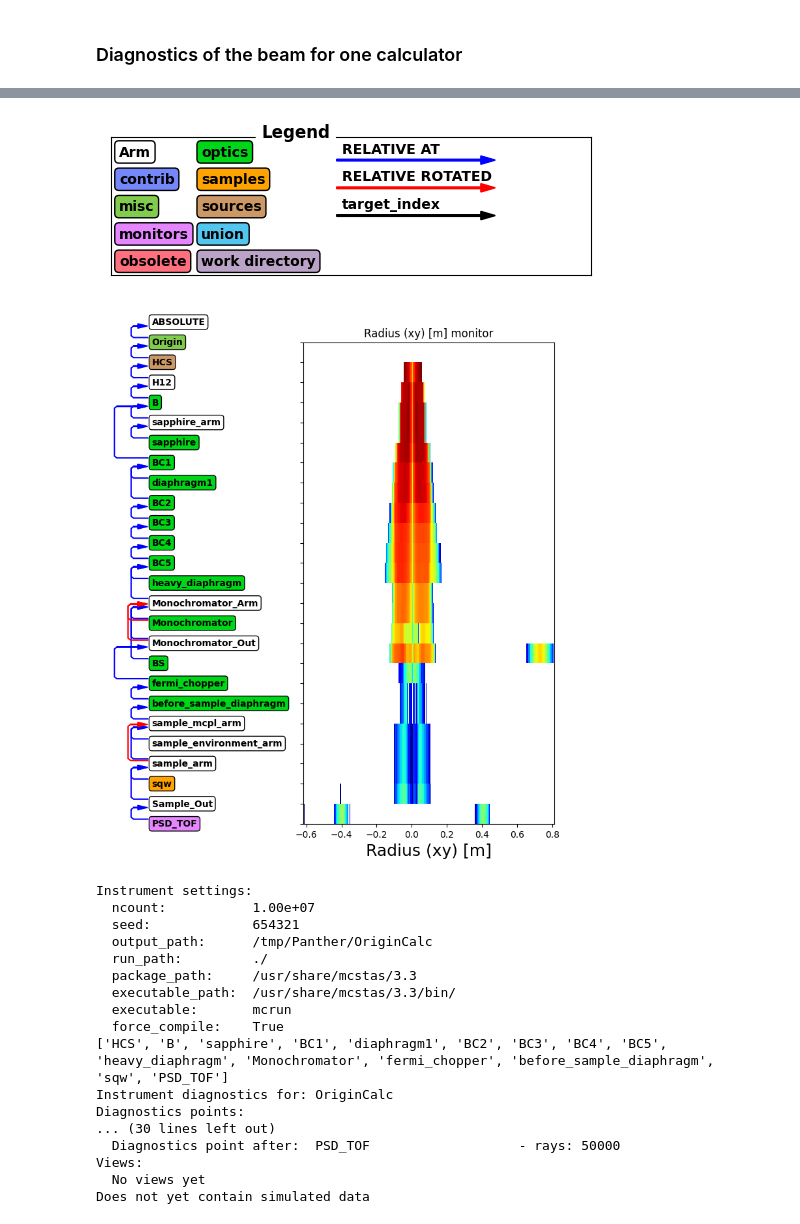
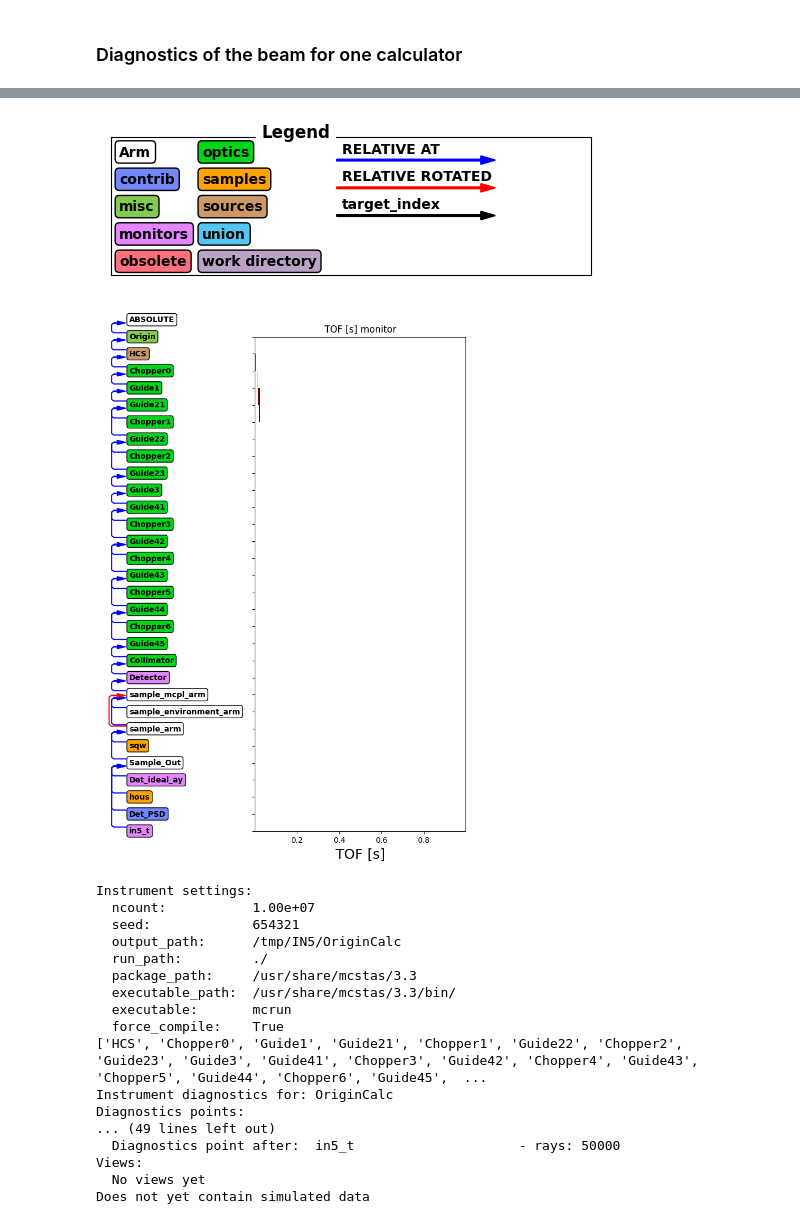
Before and after one commit to PaNOSC-ViNYL/instrument_database, a Jupyter notebook: mysim.ipynb, the cells around one changed output, grey strips where cells are left out. Drawn from its saved outputs; the diff is of its cells as text; code cells hidden in the pictures.

```diff
--- a/mysim.ipynb
+++ b/mysim.ipynb
@@ -25,6 +25,7 @@ repo.ls_institutes()
 repo.ls_instruments("ILL")
 instrument_name="Panther"
 #instrument_name="ThALES"
+instrument_name="IN5"
 # %% [output]
 Available instruments for ILL:
  -  ILL/D22
@@ -189,8 +201,8 @@ mycalc.show_diagram()
 # %%
-mycalc.show_diagram(analysis=True, variable="xy")
+mycalc.show_diagram(analysis=True, variable="t")
 # %% [output]
 [figure]
-[figure, old version]
+[figure, new version]
 # %%
 import mcstasscript as ms
 # %%
@@ -228,17 +240,17 @@ print(diag)
 Instrument settings:
   ncount:           1.00e+07
   seed:             654321
-  output_path:      /tmp/Panther/OriginCalc
+  output_path:      /tmp/IN5/OriginCalc
   run_path:         ./
   package_path:     /usr/share/mcstas/3.3
   executable_path:  /usr/share/mcstas/3.3/bin/
   executable:       mcrun
   force_compile:    True
-['HCS', 'B', 'sapphire', 'BC1', 'diaphragm1', 'BC2', 'BC3', 'BC4', 'BC5', 'heavy_diaphragm', 'Monochromator', 'fermi_chopper', 'before_sample_diaphragm', 'sqw', 'PSD_TOF']
+['HCS', 'Chopper0', 'Guide1', 'Guide21', 'Chopper1', 'Guide22', 'Chopper2', 'Guide23', 'Guide3', 'Guide41', 'Chopper3', 'Guide42', 'Chopper4', 'Guide43', 'Chopper5', 'Guide44', 'Chopper6', 'Guide45',  ...
 Instrument diagnostics for: OriginCalc
 Diagnostics points:
-... (30 lines left out)
-  Diagnostics point after:  PSD_TOF                   - rays: 50000
+... (49 lines left out)
+  Diagnostics point after:  in5_t                     - rays: 50000
 Views:
   No views yet
 Does not yet contain simulated data
```
Also changed, not shown: parts of 17 cells of this notebook, 3 other files.
